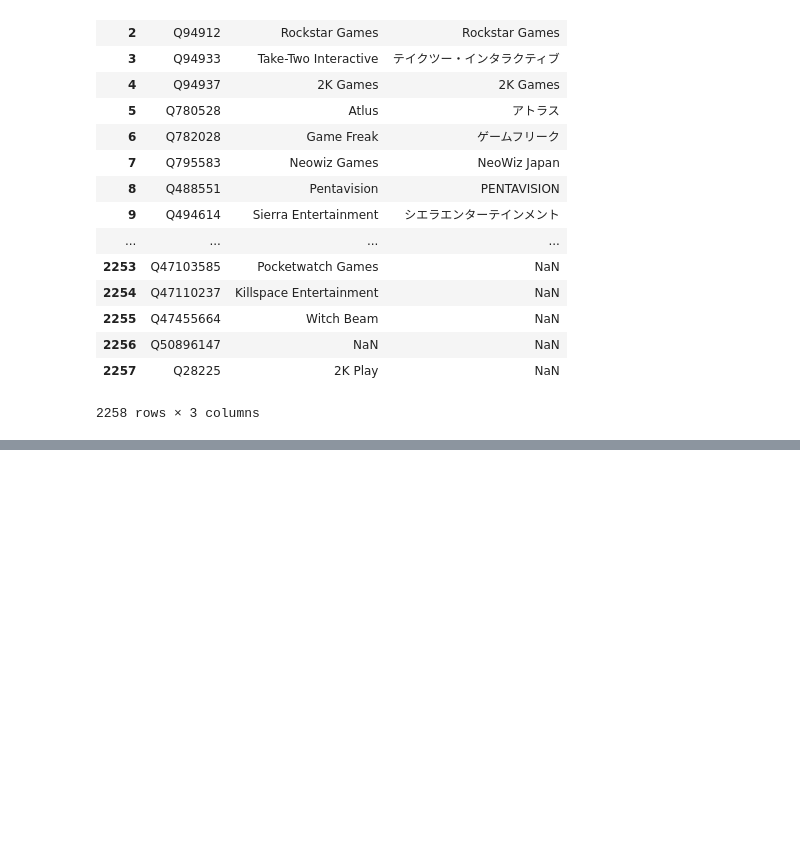
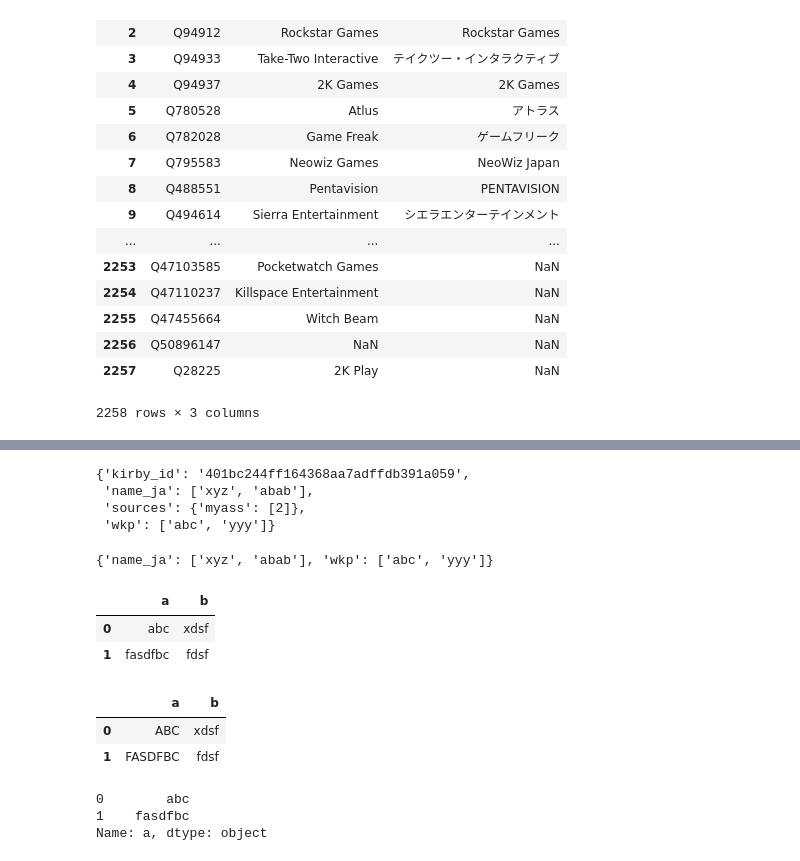
Before and after one commit to diggr/koerby, a Jupyter notebook: prepare_datasets.ipynb, the cells around one changed output, grey strips where cells are left out. Drawn from its saved outputs; the diff is of its cells as text; code cells hidden in the pictures; blank space fills up the shorter version.

```diff
--- a/prepare_datasets.ipynb
+++ b/prepare_datasets.ipynb
@@ -31,0 +152,11 @@ wiki
+# %%
+entry.serialize()
+# %% [output]
+{'kirby_id': '401bc244ff164368aa7adffdb391a059',
+ 'name_ja': ['xyz', 'abab'],
+ 'sources': {'myass': [2]},
+ 'wkp': ['abc', 'yyy']}
+# %%
+entry
+# %% [output]
+{'name_ja': ['xyz', 'abab'], 'wkp': ['abc', 'yyy']}
@@ -31,0 +165,8 @@ wiki
+# %%
+df = pd.DataFrame([{"a":"abc", "b": "xdsf"}, {"a":"fasdfbc", "b": "fdsf"}])
+# %%
+df
+# %% [output]
+|  | a | b |
+| 0 | abc | xdsf |
+| 1 | fasdfbc | fdsf |
@@ -31,0 +177,6 @@ wiki
+# %%
+df
+# %% [output]
+|  | a | b |
+| 0 | ABC | xdsf |
+| 1 | FASDFBC | fdsf |
@@ -31,0 +186,6 @@ wiki
+# %%
+df[col].transform(low)
+# %% [output]
+0        abc
+1    fasdfbc
+Name: a, dtype: object
```
Also changed, not shown: parts of 29 cells of this notebook, 24 other files.
